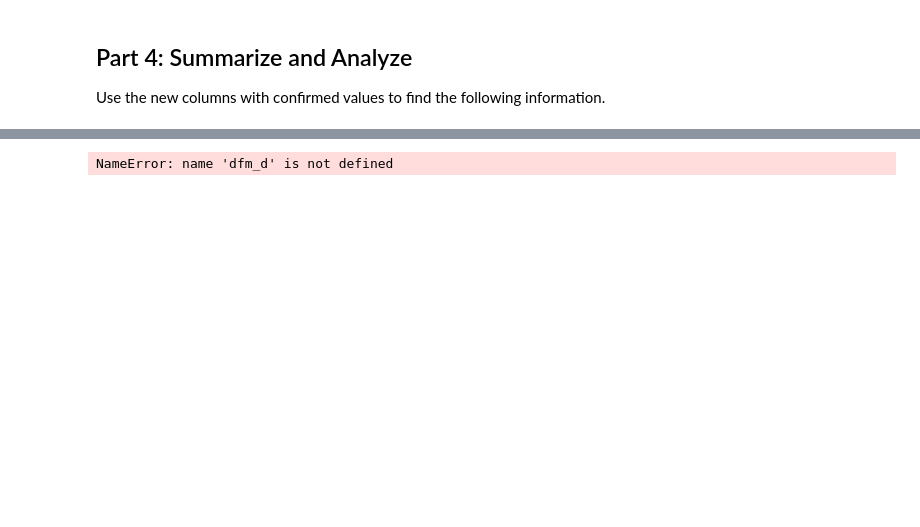
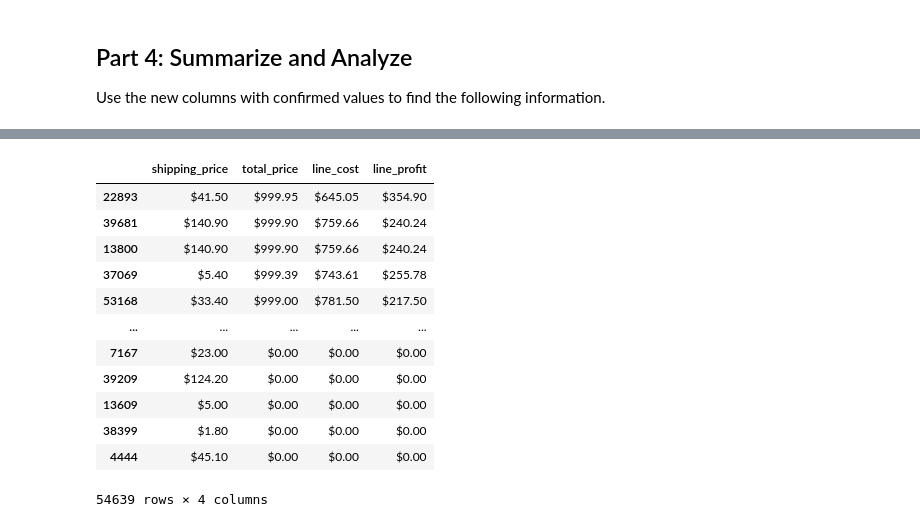
Before and after one commit to 68kevlar/pandas-challenge-1, a Jupyter notebook: wholesale_data_analysis_starter_code.ipynb, the cells around one changed output, grey strips where cells are left out. Cells and saved outputs as stored; diff of their text form; code cells hidden in the pictures; blank space fills up the shorter version.

```diff
--- a/wholesale_data_analysis_starter_code.ipynb
+++ b/wholesale_data_analysis_starter_code.ipynb
@@ -211,6 +307,18 @@ NameError: name 'top_5_clients_rename' is not defined
 # %%
 # Sort the updated data by "Total Profit (millions)" from highest to lowest and assign the sort to a new DatFrame.
-final = dfm_d.sort_values("Total Profit (millions)",ascending=False)
+final = dfm_d.sort_values(by="total_price",ascending=False)
 final
 # %% [output]
+|  | shipping_price | total_price | line_cost | line_profit |
+| 22893 | $41.50 | $999.95 | $645.05 | $354.90 |
+| 39681 | $140.90 | $999.90 | $759.66 | $240.24 |
+| 13800 | $140.90 | $999.90 | $759.66 | $240.24 |
+| 37069 | $5.40 | $999.39 | $743.61 | $255.78 |
+| 53168 | $33.40 | $999.00 | $781.50 | $217.50 |
+| ... | ... | ... | ... | ... |
+| 7167 | $23.00 | $0.00 | $0.00 | $0.00 |
+| 39209 | $124.20 | $0.00 | $0.00 | $0.00 |
+| 13609 | $5.00 | $0.00 | $0.00 | $0.00 |
+| 38399 | $1.80 | $0.00 | $0.00 | $0.00 |
+| 4444 | $45.10 | $0.00 | $0.00 | $0.00 |
-NameError: name 'dfm_d' is not defined
+54639 rows × 4 columns
```
Also changed, not shown: parts of 18 cells of this notebook, 1 other file.
